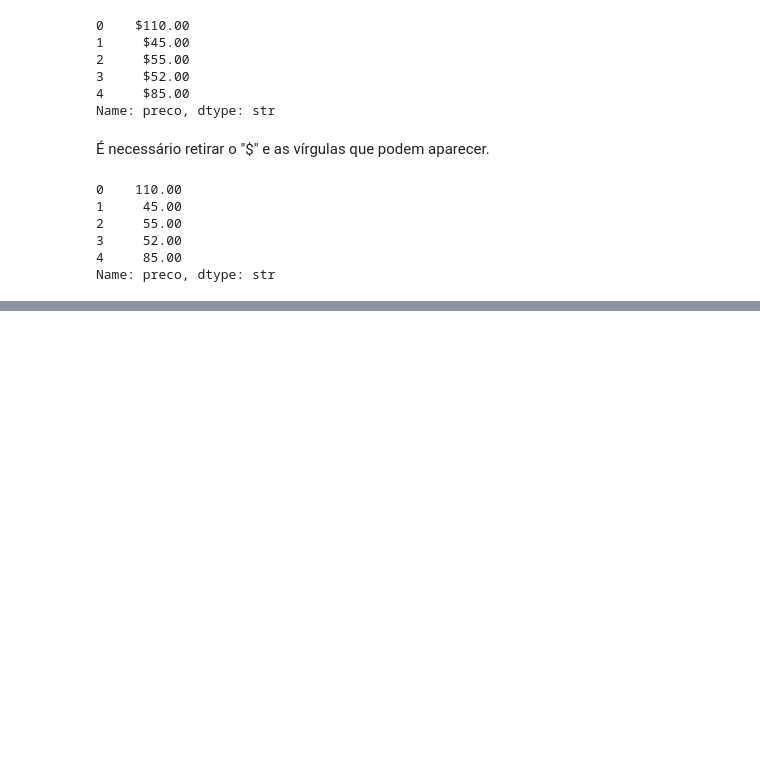
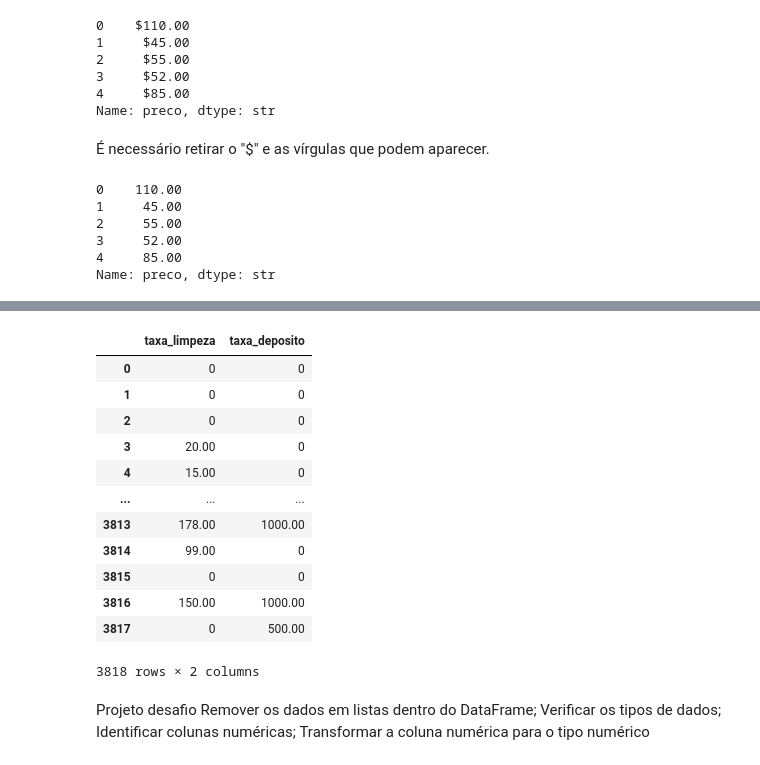
Before and after one commit to Cadu-ops/Alura, a Jupyter notebook: Alura/Pandas - transformação e manipulação de dados/aula2.ipynb, the cells around one changed output, grey strips where cells are left out. Saved outputs shown, nothing was run; the diff lists cells and outputs as text; code cells hidden in the pictures; blank space fills up the shorter version.

Commit message:
final aula 2, desafio e aula 3 inicio

```diff
--- a/Alura/Pandas - transformação e manipulação de dados/aula2.ipynb
+++ b/Alura/Pandas - transformação e manipulação de dados/aula2.ipynb
@@ -153,0 +169,22 @@ dados['preco'] = dados['preco'].astype('float64')
+# %%
+dados[['taxa_limpeza', 'taxa_deposito']].map(lambda x: x.replace('$', '').replace(',', '').strip())
+# %% [output]
+|  | taxa_limpeza | taxa_deposito |
+| 0 | 0 | 0 |
+| 1 | 0 | 0 |
+| 2 | 0 | 0 |
+| 3 | 20.00 | 0 |
+| 4 | 15.00 | 0 |
+| ... | ... | ... |
+| 3813 | 178.00 | 1000.00 |
+| 3814 | 99.00 | 0 |
+| 3815 | 0 | 0 |
+| 3816 | 150.00 | 1000.00 |
+| 3817 | 0 | 500.00 |
+3818 rows × 2 columns
+# %% [markdown]
+Projeto desafio
+    Remover os dados em listas dentro do DataFrame;
+    Verificar os tipos de dados;
+    Identificar colunas numéricas;
+    Transformar a coluna numérica para o tipo numérico
```
Also changed, not shown: parts of 20 cells of this notebook, 1 other file.
